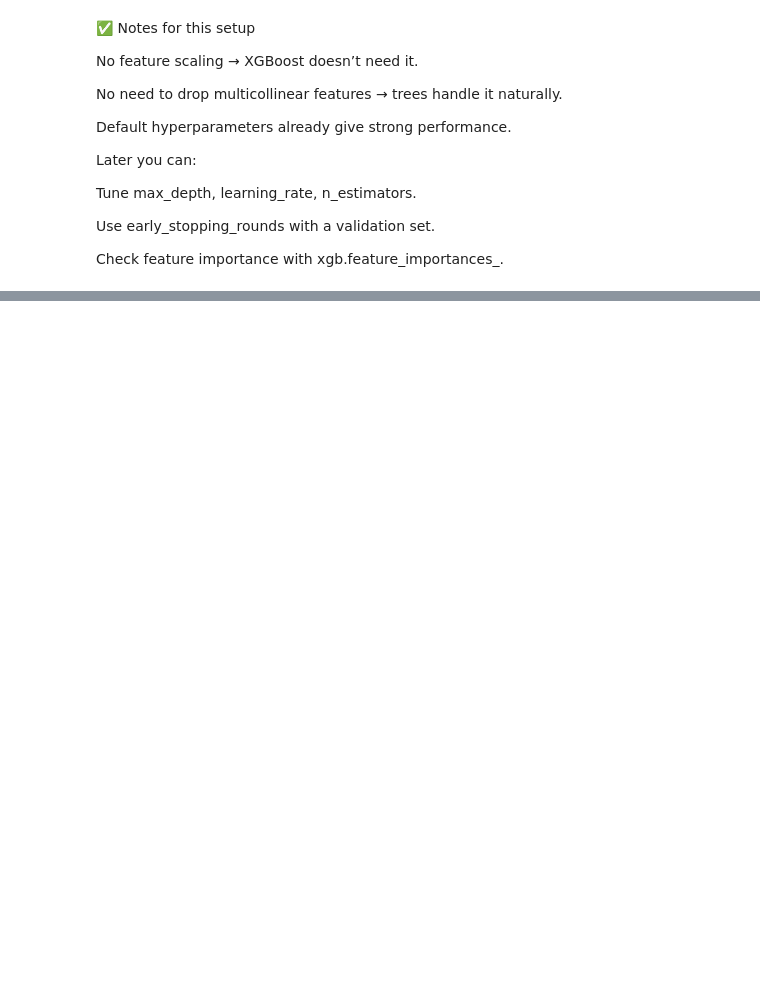
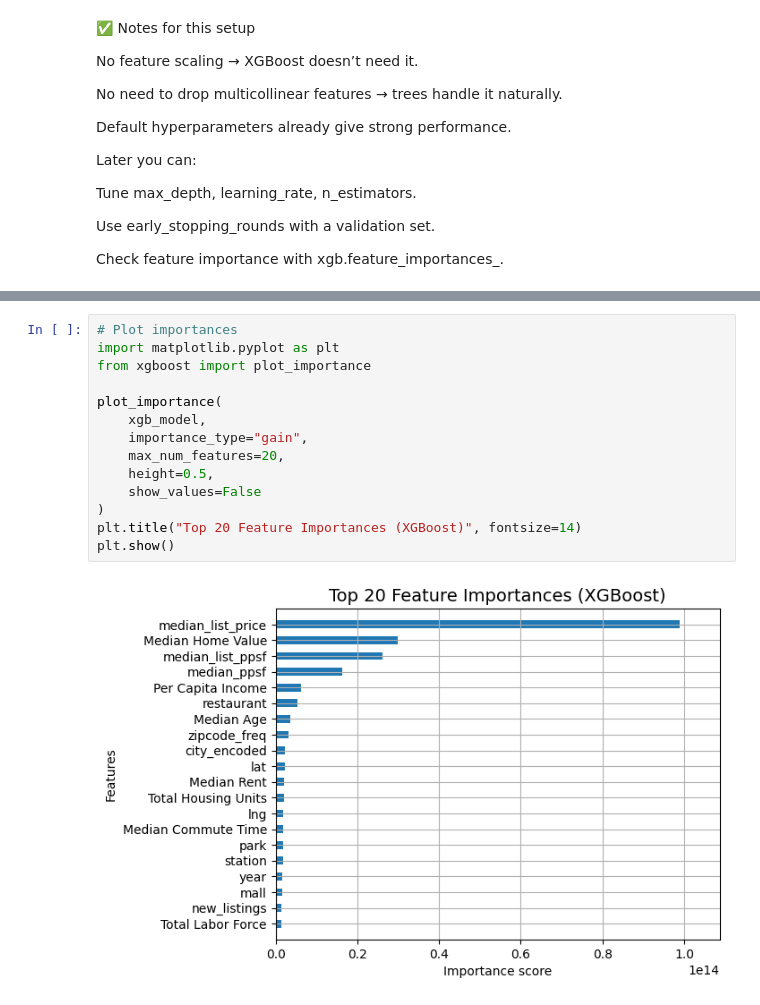
Before and after one commit to roy-uiowa/Regression_MLOps_End2End, a Jupyter notebook: notebooks/05_XGBoost.ipynb, the cells around one changed output, grey strips where cells are left out. Saved outputs shown, nothing was run; the diff lists cells and outputs as text; blank space fills up the shorter version.

```diff
--- a/notebooks/05_XGBoost.ipynb
+++ b/notebooks/05_XGBoost.ipynb
@@ -75,0 +95,16 @@ X_train.columns
+# %%
+# Plot importances
+import matplotlib.pyplot as plt
+from xgboost import plot_importance
+
+plot_importance(
+    xgb_model,
+    importance_type="gain",
+    max_num_features=20,
+    height=0.5,
+    show_values=False
+)
+plt.title("Top 20 Feature Importances (XGBoost)", fontsize=14)
+plt.show()
+# %% [output]
+[figure, added]
```
Also changed, not shown: parts of 2 cells of this notebook, 1 other file.
